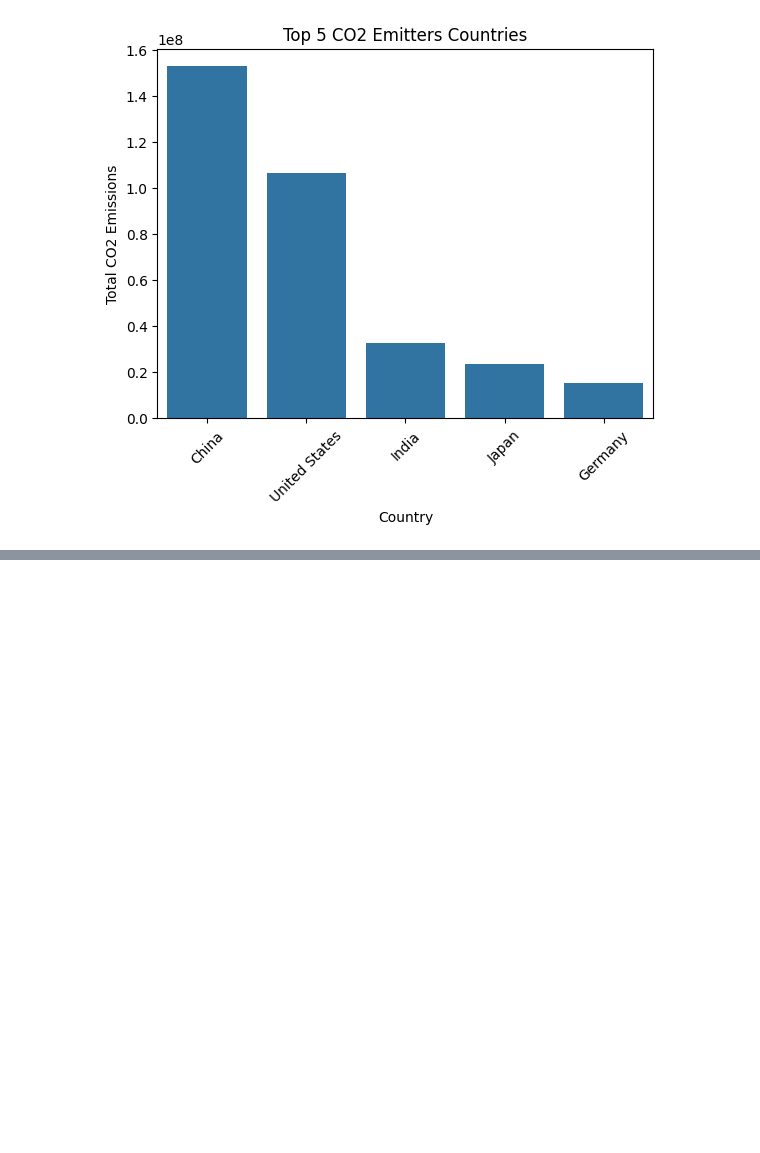
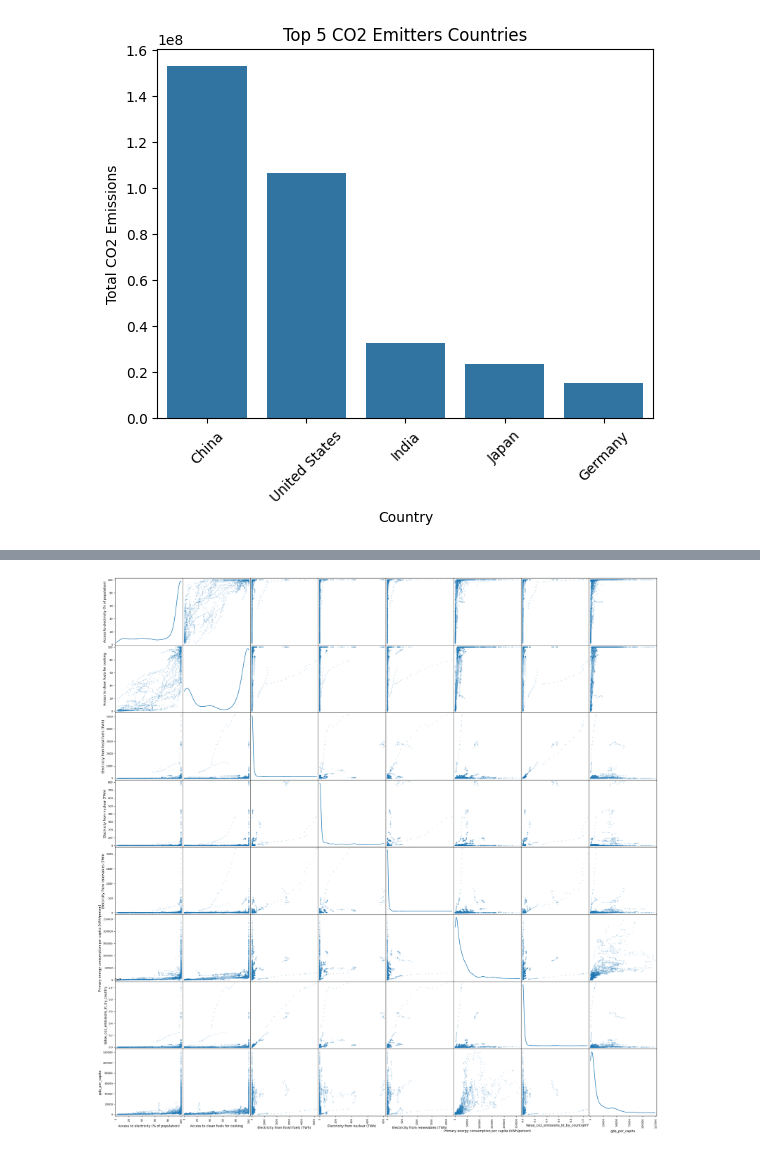
Before and after one commit to hugoguilbot/MLProject, a Jupyter notebook: Data-Analyse.ipynb, the cells around one changed output, grey strips where cells are left out. Cells and saved outputs as stored; diff of their text form; code cells hidden in the pictures; blank space fills up the shorter version.

```diff
--- a/Data-Analyse.ipynb
+++ b/Data-Analyse.ipynb
@@ -194,0 +227,7 @@ plt.show()
+# %%
+# Suppression des colonnes spécifiées
+columns_to_drop = ['Renewable-electricity-generating-capacity-per-capita',
+                   'Financial flows to developing countries (US $)',
+                   'Renewables (% equivalent primary energy)']
+
+energy.drop(columns=columns_to_drop, inplace=True)
@@ -194,0 +260,20 @@ plt.show()
+# %%
+# scatter plot matrix des variables quantitatives
+import matplotlib.pyplot as plt
+from pandas.plotting import scatter_matrix
+
+selected_columns = ['Access to electricity (% of population)',
+                    'Access to clean fuels for cooking',
+                    'Electricity from fossil fuels (TWh)',
+                    'Electricity from nuclear (TWh)',
+                    'Electricity from renewables (TWh)',
+                    'Primary energy consumption per capita (kWh/person)',
+                    'Value_co2_emissions_kt_by_country',
+                    'gdp_per_capita'
+                    ]
+
+scatter_matrix(energy[selected_columns], alpha=0.2,
+               figsize=(30, 30), diagonal='kde')
+plt.show()
+# %% [output]
+[figure, added]
```
Also changed, not shown: parts of 12 cells of this notebook, 1 other file.
